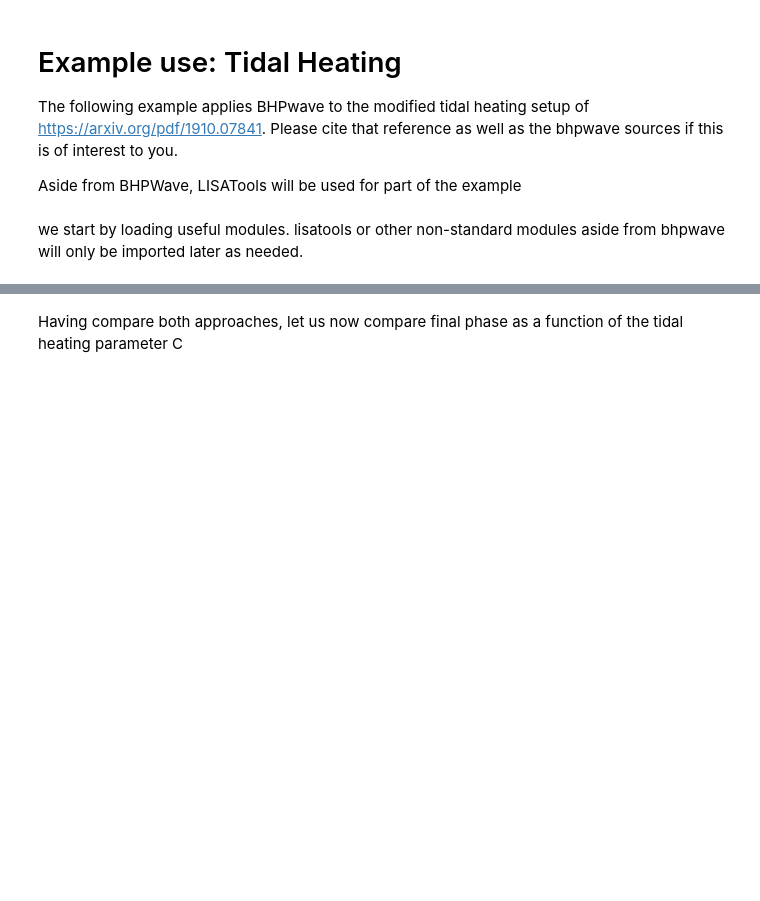
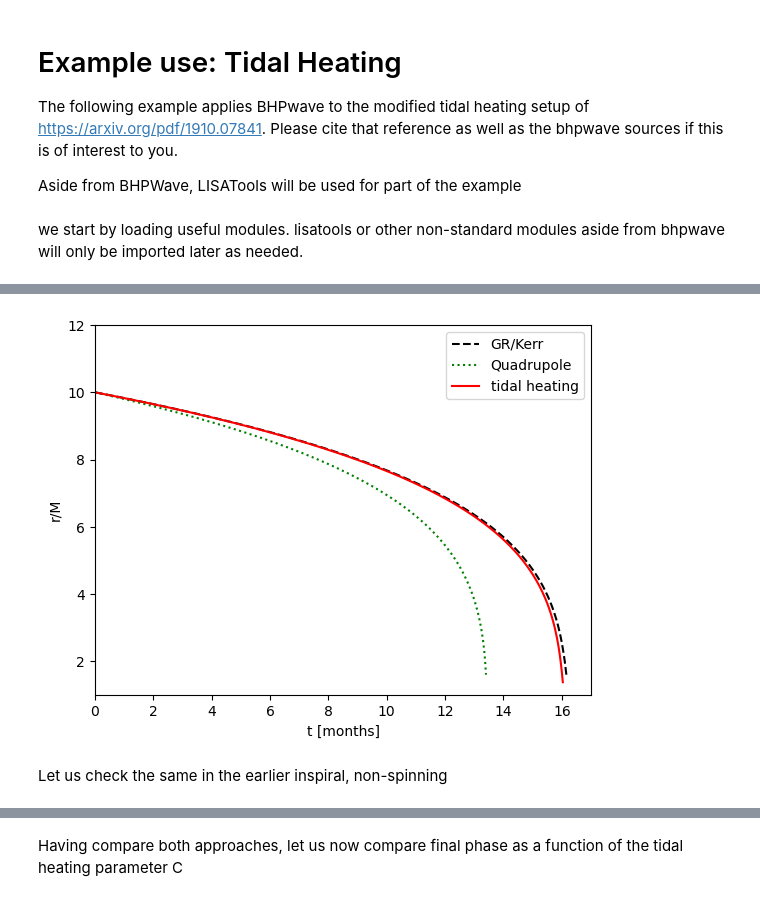
Before and after one commit to KwintenF/bhpwave, a Jupyter notebook: Example_Tidal_Heating.ipynb, the cells around one changed output, grey strips where cells are left out. Cells and saved outputs as stored; diff of their text form; code cells hidden in the pictures; blank space fills up the shorter version.

```diff
--- a/Example_Tidal_Heating.ipynb
+++ b/Example_Tidal_Heating.ipynb
@@ -332,0 +266,63 @@ plt.show()
+# %%
+def inspirals_for_genrange(a,inspiral_generators,args):
+    inspirals=list()
+    ii=0
+    for inspiral_gen in inspiral_generators:
+        inspiral = inspiral_gen(M,mu,a,p0,dt,T,*args[ii])
+        inspirals.append(inspiral)
+        ii=ii+1
+    return (a, inspirals)
+# %%
+generators = [inspiral_gen_GR, integrator_quadrupole, integrator_mod]
+#remark, let us use the emri version of the quadrupole, is
+args=[[],[1.,0],[Ctest]]
+#but we use
+args=[[],[M+mu,mu/M],[Ctest]]
+# %%
+a = 0.998
+inspirals = inspirals_for_genrange(a,generators,args)
+# %%
+#remark output time in solar masses
+labellist=['' for aa in avalues]
+stylelist=['' for ll in labellist]
+colorlist=['' for ll in labellist]
+
+if len(labellist)>2:
+    labellist[0]='GR/Kerr'
+    labellist[1]='Quadrupole'
+    labellist[2]='tidal heating'
+
+if len(stylelist)>2:
+    stylelist[0]='dashed'
+    stylelist[1]='dotted'
+    stylelist[2]='-'
+
+if len(colorlist)>2:
+    colorlist[0]='black'
+    colorlist[1]='green'
+    colorlist[2]='red'
+
+xmin = 0
+xmax = 17
+ymin= 1
+ymax= 12
+
+ax = plt.gca()
+ii=0
+for insp in inspirals[1]:
+
+    itime=insp.time
+    iradius=insp.radius
+
+    ax.plot(Modot_GC1_to_S*M*itime/60./60./24./30.,iradius,label=labellist[ii],color=colorlist[ii],linestyle=stylelist[ii])
+    plt.xlabel("t [months]")
+    plt.ylabel("r/M")
+    ii=ii+1
+ax.set_xlim([xmin, xmax])
+ax.set_ylim([ymin, ymax])
+ax.legend()
+plt.show()
+# %% [output]
+[figure, added]
+# %% [markdown]
+Let us check the same in the earlier inspiral, non-spinning
```
Also changed, not shown: parts of 127 cells of this notebook, 1 other file.
